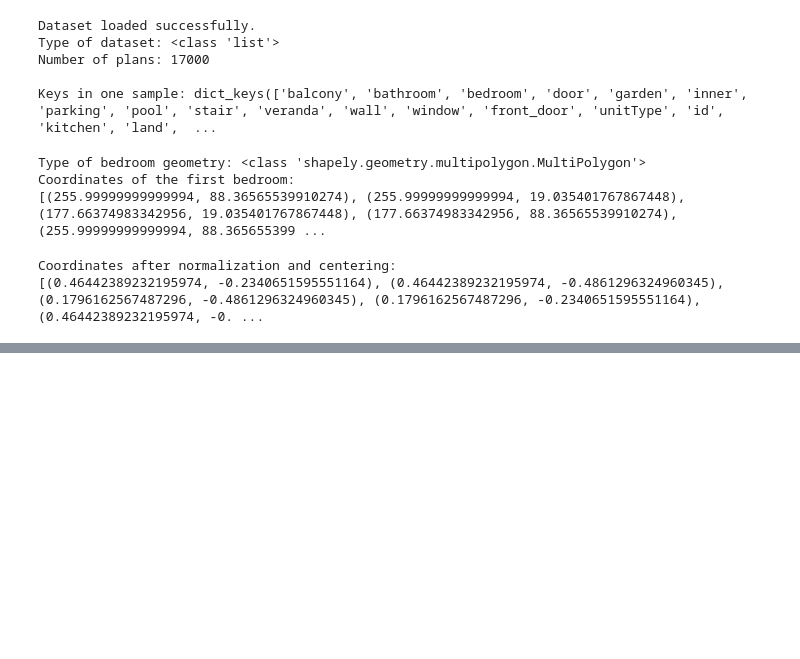
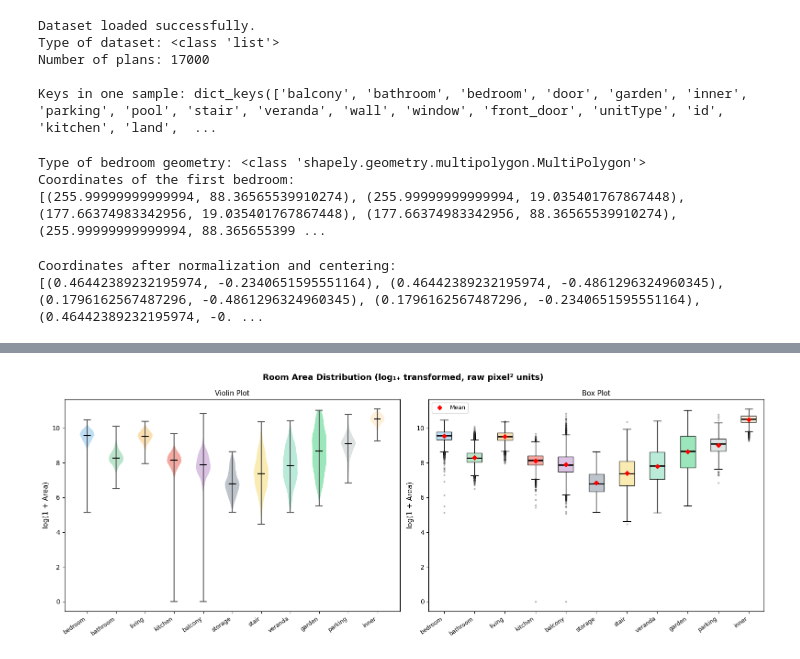
Before and after one commit to Rexalguy/AI-Architectural-project, a Jupyter notebook: data_preprocessing.ipynb, the cells around one changed output, grey strips where cells are left out. Saved outputs shown, nothing was run; the diff lists cells and outputs as text; code cells hidden in the pictures; blank space fills up the shorter version.

```diff
--- a/data_preprocessing.ipynb
+++ b/data_preprocessing.ipynb
@@ -210,0 +505,55 @@ ModuleNotFoundError: No module named 'torch_geometric'
+# %%
+# ==========================================
+# STEP 10: Visualization 3 — Room Area Distribution
+# ==========================================
+
+import matplotlib.pyplot as plt
+import numpy as np
+
+# Only rooms with enough data points
+plot_rooms = [rt for rt in ROOM_TYPES if len(room_areas[rt]) > 50]
+log_areas  = [np.log1p(room_areas[rt]) for rt in plot_rooms]
+colors     = [ROOM_COLORS.get(rt, '#CCCCCC') for rt in plot_rooms]
+
+fig, axes = plt.subplots(1, 2, figsize=(16, 6))
+fig.suptitle("Room Area Distribution (log₁₊ transformed, raw pixel² units)", fontsize=13, fontweight='bold')
+
+# Violin plot
+vp = axes[0].violinplot(log_areas, positions=range(len(plot_rooms)),
+                         showmedians=True, showextrema=True)
+for body, color in zip(vp['bodies'], colors):
+    body.set_facecolor(color)
+    body.set_alpha(0.8)
+vp['cmedians'].set_color('black')
+vp['cmins'].set_color('#555')
+vp['cmaxes'].set_color('#555')
+vp['cbars'].set_color('#555')
+axes[0].set_xticks(range(len(plot_rooms)))
+axes[0].set_xticklabels(plot_rooms, rotation=35, ha='right', fontsize=9)
+axes[0].set_ylabel("log(1 + Area)", fontsize=11)
+axes[0].set_title("Violin Plot", fontsize=11)
+
+# Box plot
+bp = axes[1].boxplot(
+    log_areas, labels=plot_rooms, patch_artist=True,
+    flierprops=dict(marker='o', markersize=2, alpha=0.25, markerfacecolor='grey'),
+    medianprops=dict(color='black', linewidth=2)
+)
+for patch, color in zip(bp['boxes'], colors):
+    patch.set_facecolor(color)
+    patch.set_alpha(0.8)
+axes[1].set_xticklabels(plot_rooms, rotation=35, ha='right', fontsize=9)
+axes[1].set_ylabel("log(1 + Area)", fontsize=11)
+axes[1].set_title("Box Plot", fontsize=11)
+
+# Overlay mean dots
+for i, rt in enumerate(plot_rooms):
+    mean_val = np.mean(np.log1p(room_areas[rt]))
+    axes[1].scatter(i + 1, mean_val, marker='D', color='red', zorder=5, s=25, label='Mean' if i == 0 else '')
+axes[1].legend(fontsize=9)
+
+plt.tight_layout()
+plt.savefig("viz3_room_area.png", dpi=150, bbox_inches='tight')
+plt.show()
+# %% [output]
+[figure, added]
```
Also changed, not shown: parts of 10 cells of this notebook.
